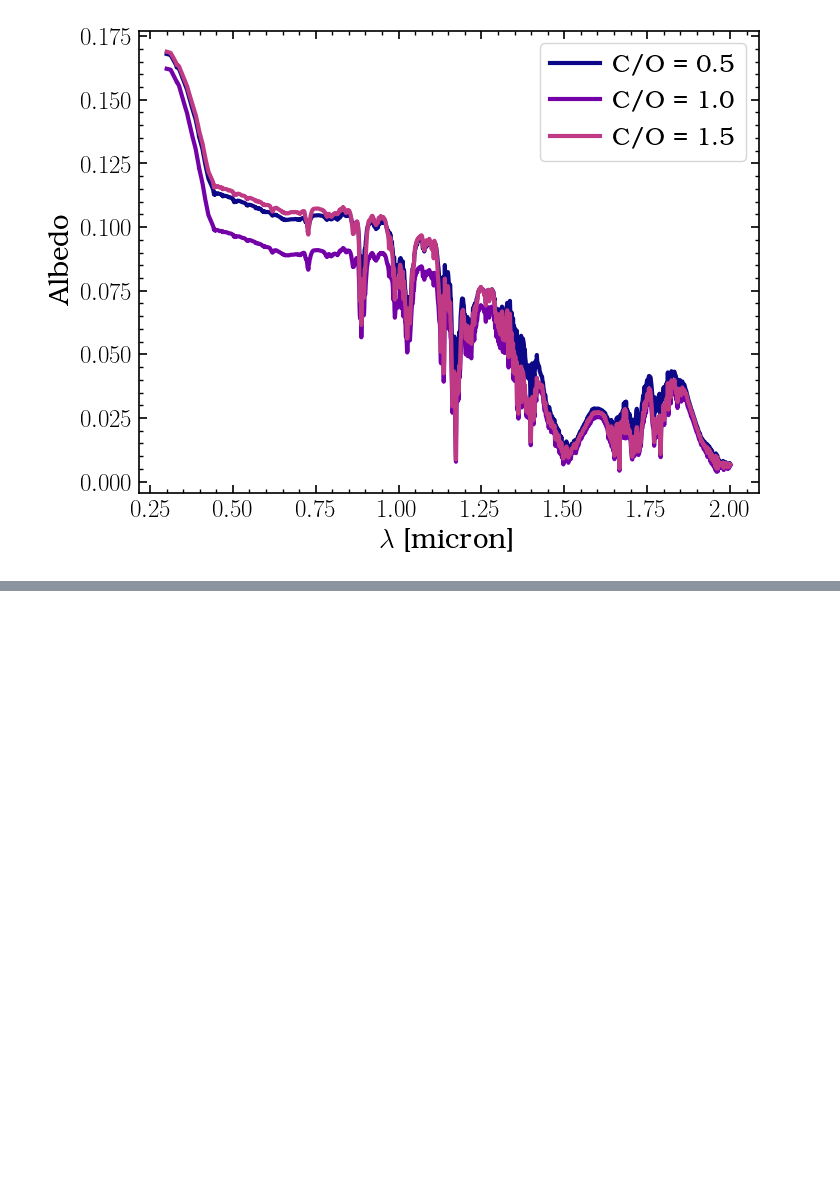
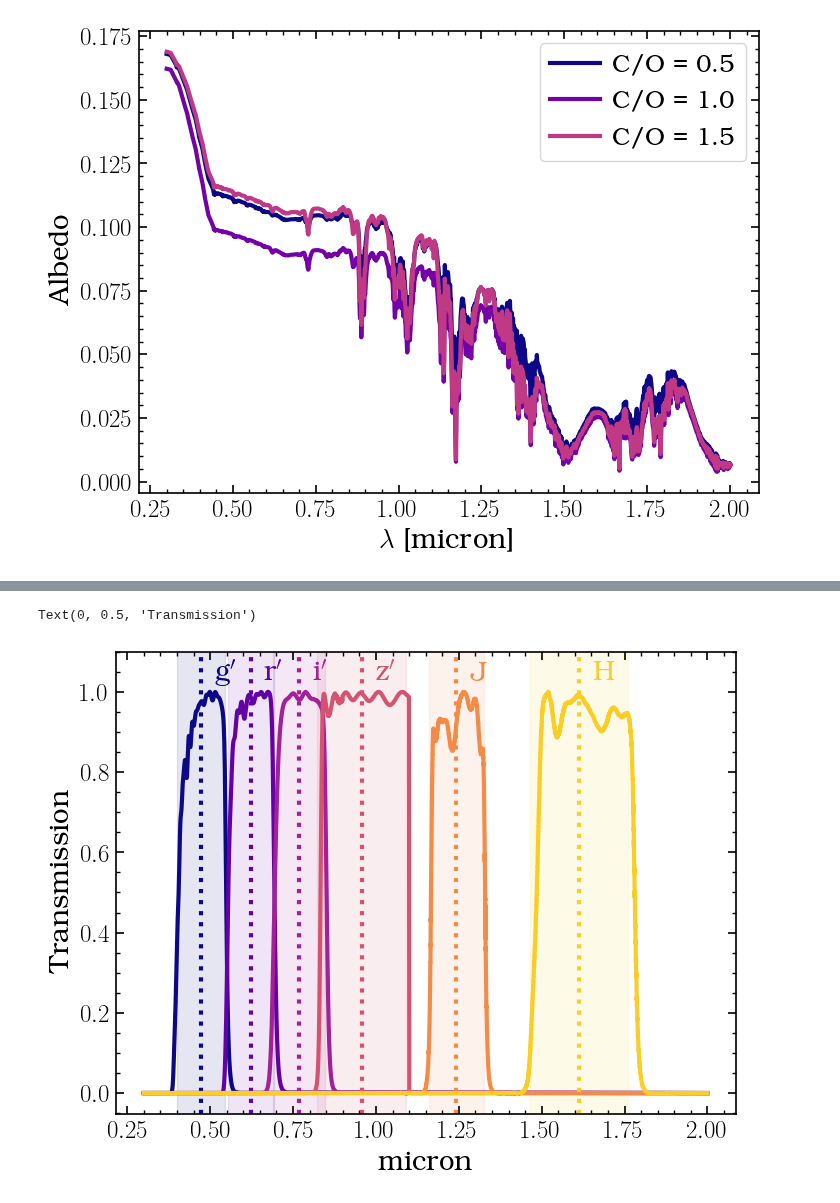
Before and after one commit to logan-pearce/ReflectX, a Jupyter notebook: docs/source/notebooks/Using-The-Models.ipynb, the cells around one changed output, grey strips where cells are left out. Saved outputs shown, nothing was run; the diff lists cells and outputs as text; code cells hidden in the pictures; blank space fills up the shorter version.

```diff
--- a/docs/source/notebooks/Using-The-Models.ipynb
+++ b/docs/source/notebooks/Using-The-Models.ipynb
@@ -345,0 +350,3 @@ plt.legend()
+# %%
+filters = LoadFilters()
+filters
@@ -345,0 +365,19 @@ plt.legend()
+# %%
+import matplotlib
+cmap = matplotlib.colormaps.get_cmap('plasma')
+colors = cmap(np.linspace(0,0.9,len(filters.data_vars.keys())))
+for i,key in enumerate(filters.data_vars.keys()):
+    color = colors[i]
+    plt.plot(filters.wavelength, filters[key], color=color)
+    plt.axvline(filters[key].effective_wavelength, color=color, ls=':')
+    plt.axvspan(filters[key].effective_wavelength - filters[key].fwhm/2, filters[key].effective_wavelength + filters[key].fwhm/2,
+               alpha = 0.1, color=color)
+    plt.annotate(filters[key].label,
+                 xy=(filters[key].effective_wavelength,1.03), xytext = (10,0), textcoords = 'offset points',
+                 color=color, fontsize=20)
+plt.ylim(top=1.1)
+plt.xlabel(filters.wavelength.units)
+plt.ylabel('Transmission')
+# %% [output]
+Text(0, 0.5, 'Transmission')
+[figure, added]
```
Also changed, not shown: parts of 8 cells of this notebook, 7 other files.
